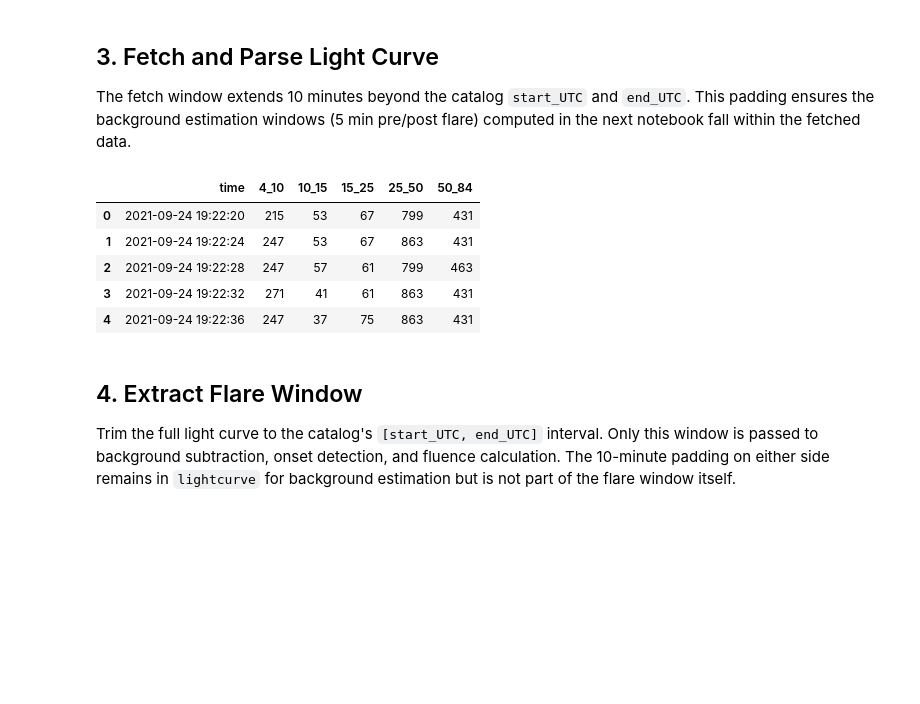
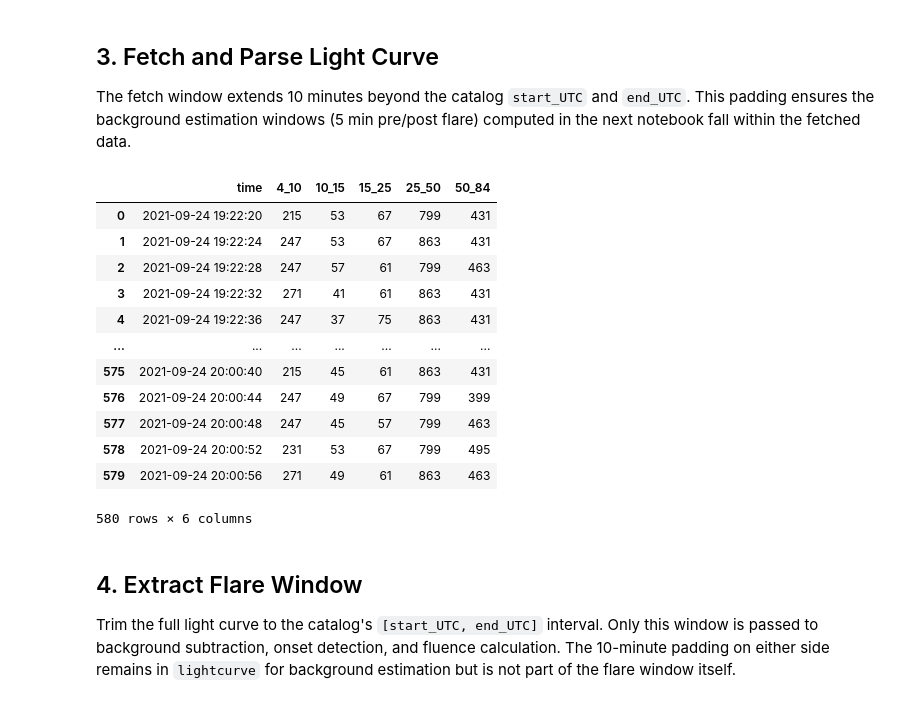
Before and after one commit to harshnandan-physics/stix-weak-flare-analysis, a Jupyter notebook: notebooks/02_Lightcurve_Extraction.ipynb, the cells around one changed output. Drawn from its saved outputs; the diff is of its cells as text; code cells hidden in the pictures; blank space fills up the shorter version.

```diff
--- a/notebooks/02_Lightcurve_Extraction.ipynb
+++ b/notebooks/02_Lightcurve_Extraction.ipynb
@@ -81,20 +81,27 @@ computed in the next notebook fall within the fetched data.
 # %%
 pad = pd.Timedelta(minutes=10)
 
 lc = get_lightcurve(
     start_time=(flare_row["start_UTC"] - pad).isoformat(),
     end_time=(flare_row["end_UTC"] + pad).isoformat(),
 )
 
 lightcurve = parse_lightcurve(lc)
-lightcurve.head()
+lightcurve
 # %% [output]
 |  | time | 4_10 | 10_15 | 15_25 | 25_50 | 50_84 |
 | 0 | 2021-09-24 19:22:20 | 215 | 53 | 67 | 799 | 431 |
 | 1 | 2021-09-24 19:22:24 | 247 | 53 | 67 | 863 | 431 |
 | 2 | 2021-09-24 19:22:28 | 247 | 57 | 61 | 799 | 463 |
 | 3 | 2021-09-24 19:22:32 | 271 | 41 | 61 | 863 | 431 |
 | 4 | 2021-09-24 19:22:36 | 247 | 37 | 75 | 863 | 431 |
+| ... | ... | ... | ... | ... | ... | ... |
+| 575 | 2021-09-24 20:00:40 | 215 | 45 | 61 | 863 | 431 |
+| 576 | 2021-09-24 20:00:44 | 247 | 49 | 67 | 799 | 399 |
+| 577 | 2021-09-24 20:00:48 | 247 | 45 | 57 | 799 | 463 |
+| 578 | 2021-09-24 20:00:52 | 231 | 53 | 67 | 799 | 495 |
+| 579 | 2021-09-24 20:00:56 | 271 | 49 | 61 | 863 | 463 |
+580 rows × 6 columns
 # %% [markdown]
 ## 4. Extract Flare Window
 
```
Also changed, not shown: 7 other files.
